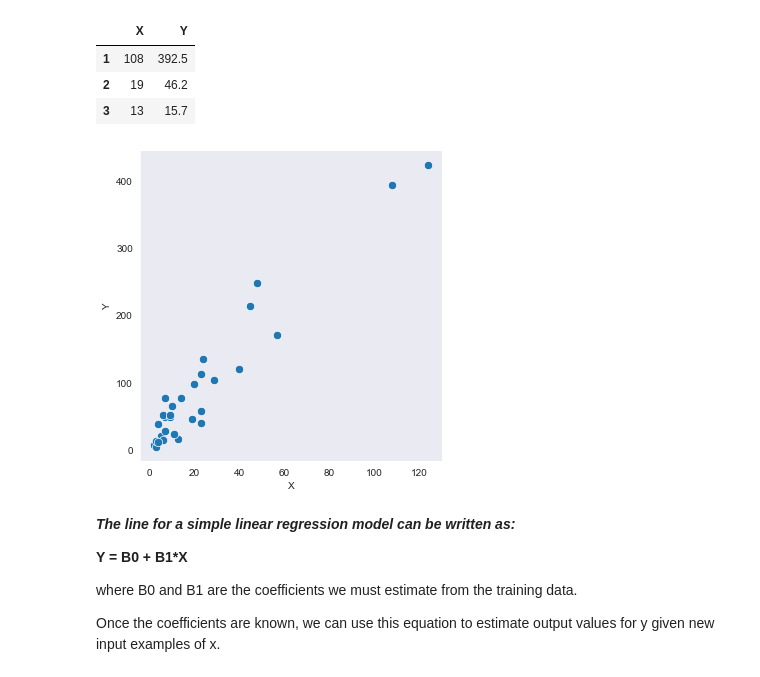
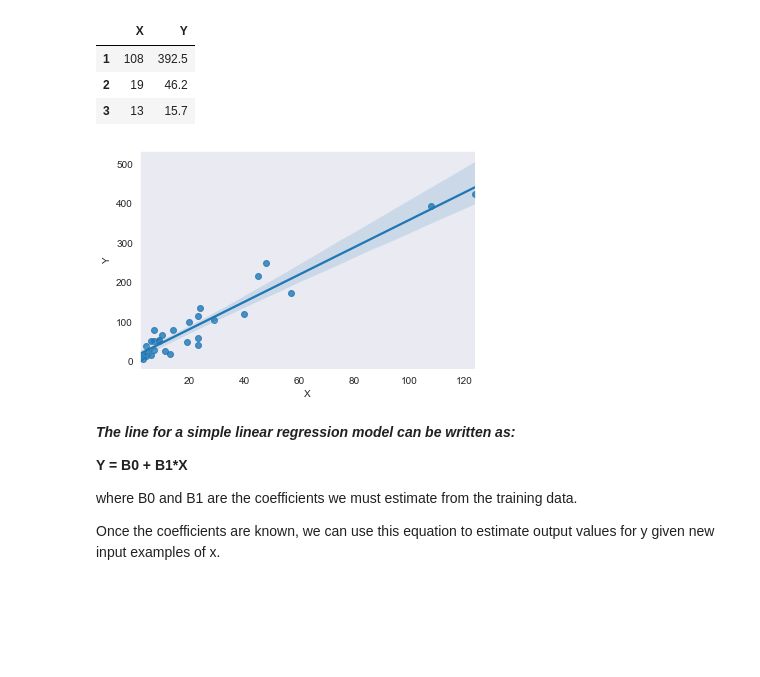
Before and after one commit to alifiya13/Linear-regression-on-advertising-dataset, a Jupyter notebook: Linear_regression_from_scratch.ipynb, the cells around one changed output. Cells and saved outputs as stored; diff of their text form; code cells hidden in the pictures; blank space fills up the shorter version.

```diff
--- a/Linear_regression_from_scratch.ipynb
+++ b/Linear_regression_from_scratch.ipynb
@@ -30,15 +30,16 @@ df.head(3)
 # %%
 # The data type of X and Y is 'object' convert into 'float'
 df['X'] = df['X'].astype(float)
 df['Y'] = df['Y'].astype(float)
 
+import matplotlib.pyplot as plt
 import seaborn as sns
 sns.set_style("dark")
-sns.relplot(x ='X',y ='Y',data=df.head(30),kind='scatter',s=70)
+sns.regplot(x ='X',y ='Y',data=df.head(30))
 plt.show()
 # from the scatter plot we can see that x and y have linear relationship
 # %% [output]
-[figure, old version]
+[figure, new version]
 # %% [markdown]
 ***The line for a simple linear regression model can be written as:***
 
```
Also changed, not shown: parts of 13 cells of this notebook, 1 other file.
